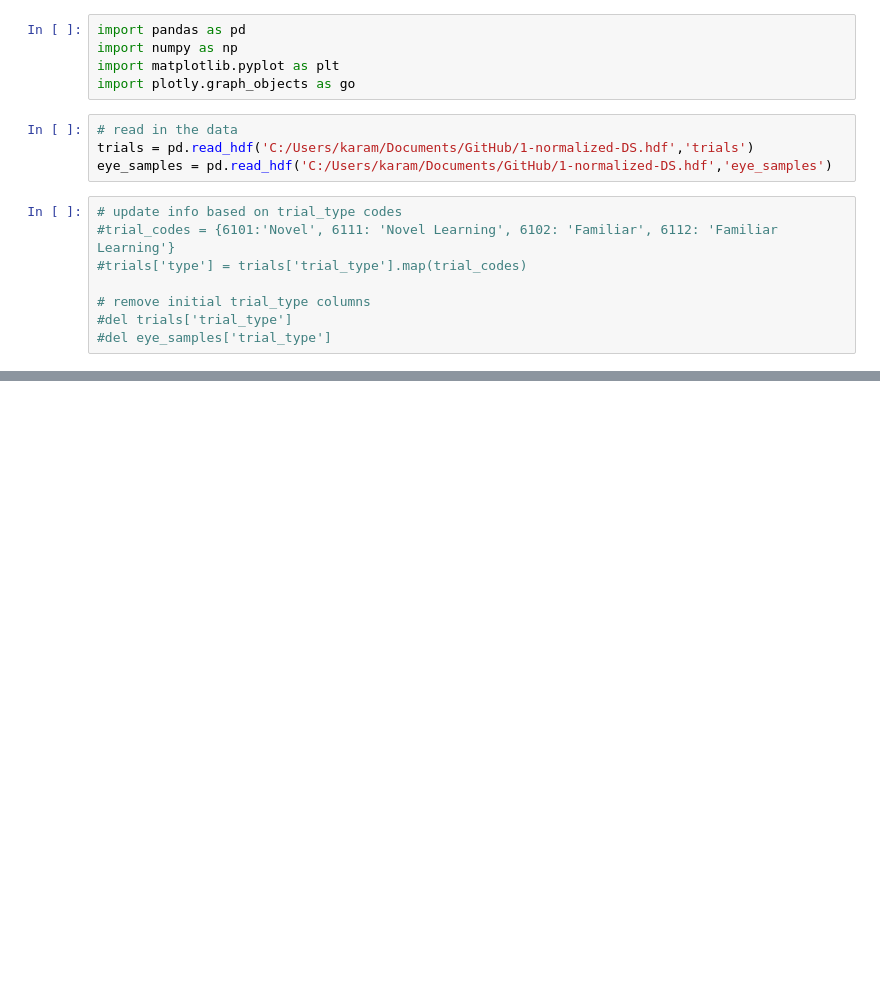
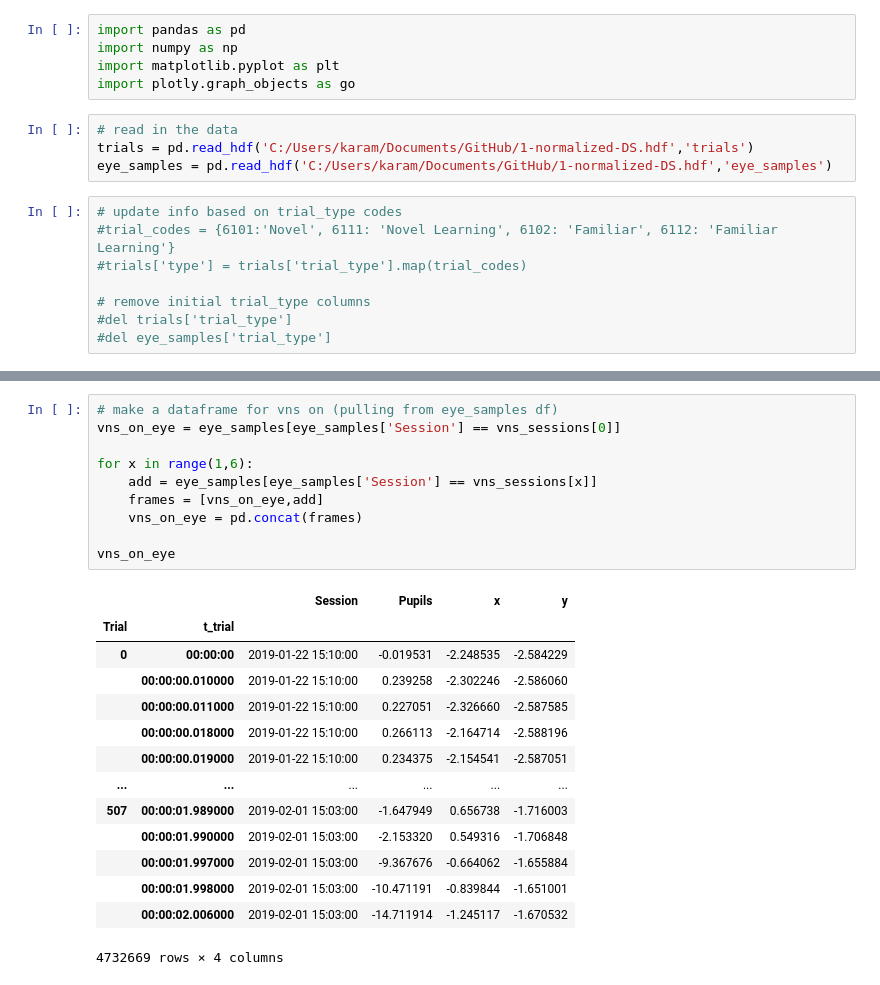
Before and after one commit to schlich/vns, a Jupyter notebook: data_exploration.ipynb, the cells around one changed output, grey strips where cells are left out. Cells and saved outputs as stored; diff of their text form; blank space fills up the shorter version.

```diff
--- a/data_exploration.ipynb
+++ b/data_exploration.ipynb
@@ -20 +159,26 @@ trials = trials.reset_index(level = 'Session')
+# %%
+# make a dataframe for vns on (pulling from eye_samples df)
+vns_on_eye = eye_samples[eye_samples['Session'] == vns_sessions[0]]
+
+for x in range(1,6):
+    add = eye_samples[eye_samples['Session'] == vns_sessions[x]]
+    frames = [vns_on_eye,add]
+    vns_on_eye = pd.concat(frames)
+
+vns_on_eye
+# %% [output]
+|  |  | Session | Pupils | x | y |
+| Trial | t_trial |  |  |  |  |
+| 0 | 00:00:00 | 2019-01-22 15:10:00 | -0.019531 | -2.248535 | -2.584229 |
+|  | 00:00:00.010000 | 2019-01-22 15:10:00 | 0.239258 | -2.302246 | -2.586060 |
+|  | 00:00:00.011000 | 2019-01-22 15:10:00 | 0.227051 | -2.326660 | -2.587585 |
+|  | 00:00:00.018000 | 2019-01-22 15:10:00 | 0.266113 | -2.164714 | -2.588196 |
+|  | 00:00:00.019000 | 2019-01-22 15:10:00 | 0.234375 | -2.154541 | -2.587051 |
+| ... | ... | ... | ... | ... | ... |
+| 507 | 00:00:01.989000 | 2019-02-01 15:03:00 | -1.647949 | 0.656738 | -1.716003 |
+|  | 00:00:01.990000 | 2019-02-01 15:03:00 | -2.153320 | 0.549316 | -1.706848 |
+|  | 00:00:01.997000 | 2019-02-01 15:03:00 | -9.367676 | -0.664062 | -1.655884 |
+|  | 00:00:01.998000 | 2019-02-01 15:03:00 | -10.471191 | -0.839844 | -1.651001 |
+|  | 00:00:02.006000 | 2019-02-01 15:03:00 | -14.711914 | -1.245117 | -1.670532 |
+4732669 rows × 4 columns
 # %%
```
Also changed, not shown: parts of 24 cells of this notebook.
